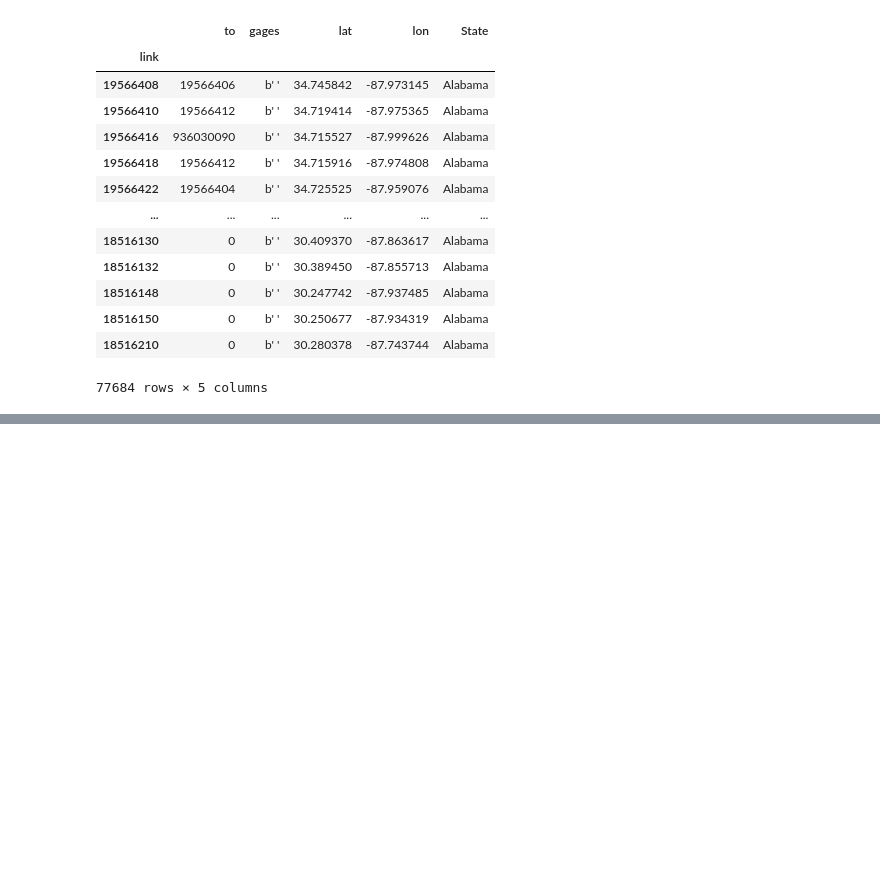
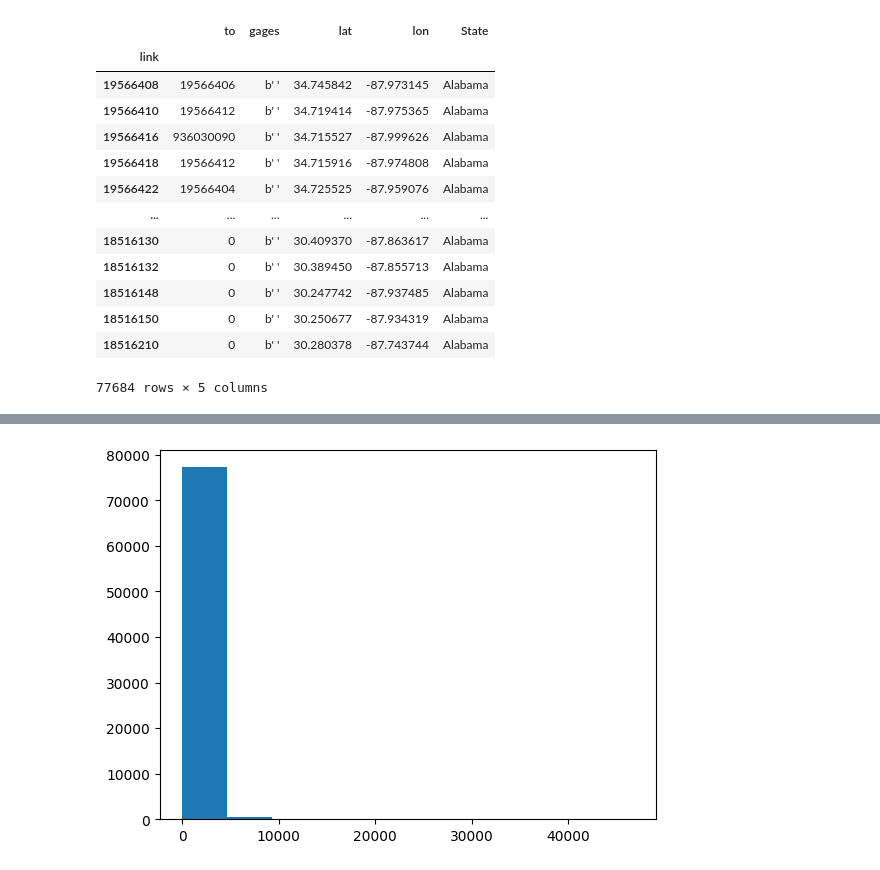
Before and after one commit to quinnylee/nwm_network_lstm_test, a Jupyter notebook: route_link/find_reaches.ipynb, the cells around one changed output, grey strips where cells are left out. Cells and saved outputs as stored; diff of their text form; code cells hidden in the pictures; blank space fills up the shorter version.

```diff
--- a/route_link/find_reaches.ipynb
+++ b/route_link/find_reaches.ipynb
@@ -118,0 +125,13 @@ test_rconn = {
+# %%
+tailwaters = [x for x in list(rconn.keys()) if x < 0]
+num_upstreams = {key: 0 for key in list(rconn.keys())}
+for root in tailwaters:
+    traverse(rconn, root, num_upstreams)
+# %%
+import matplotlib.pyplot as plt
+
+vals = list(num_upstreams.values())
+plt.hist(vals)
+plt.show()
+# %% [output]
+[figure, added]
```
Also changed, not shown: parts of 15 cells of this notebook, 1 other file.
